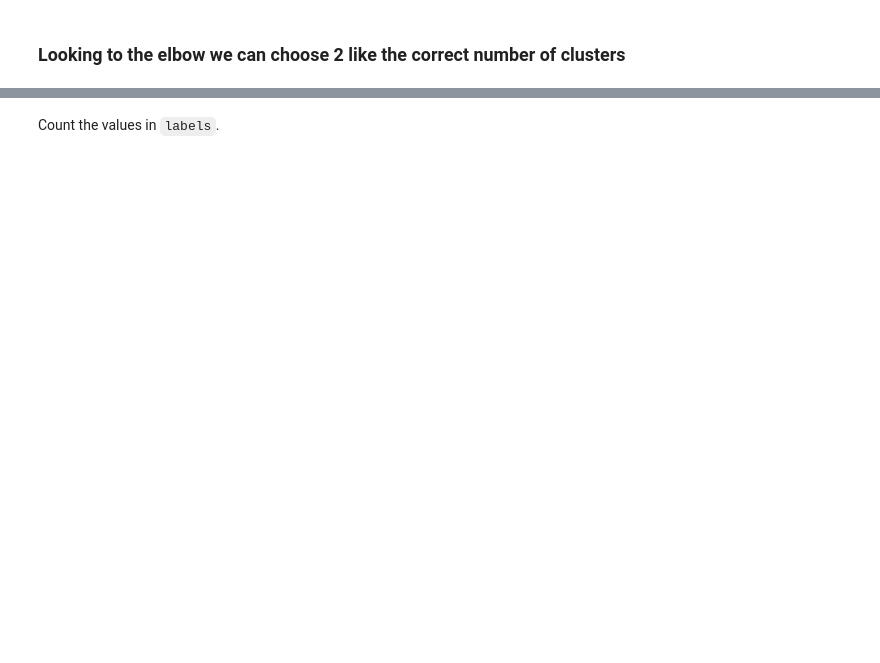
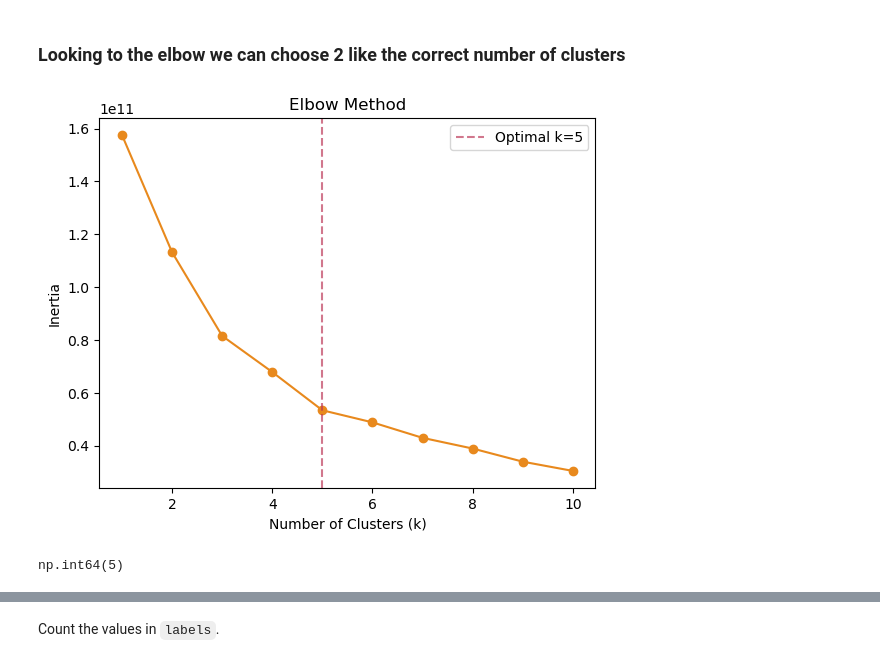
Before and after one commit to vitorferraz19/lab-unsupervised-learning-en, a Jupyter notebook: your-code/main.ipynb, the cells around one changed output, grey strips where cells are left out. Cells and saved outputs as stored; diff of their text form; code cells hidden in the pictures; blank space fills up the shorter version.

```diff
--- a/your-code/main.ipynb
+++ b/your-code/main.ipynb
@@ -337,0 +359,16 @@ from sklearn.cluster import KMeans
+# %%
+# We will try and predict whether a given customer belongs to group X based on spending behaviour:
+
+from sklearn.cluster import KMeans
+
+# Initialising the model:
+kmeans = KMeans(n_clusters=2, random_state=42)
+
+# Fitting the model:
+kmeans.fit(customers_scale)   # training the model on the data; finding patterns
+
+# Getting cluster labels:
+labels = kmeans.labels_    # getting the result and building a list of cluster assignments (one per customer)
+
+# Adding labels to the original dataset:
+df["kmeans_cluster"] = labels      # adding the cluster info back into the dataset
@@ -338,5 +384,30 @@ from sklearn.cluster import KMeans
 # %% [markdown]
 ### Looking to the elbow we can choose 2 like the correct number of clusters
+# %%
+def find_elbow(data, max_k=10):
+    from kneed import KneeLocator
+    inertia = []
+    for k in range(1, max_k + 1):
+        kmeans = KMeans(n_clusters=k, random_state=42)
+        kmeans.fit(data)
+        inertia.append(kmeans.inertia_)
+    # Detect the elbow using KneeLocator
+    knee_locator = KneeLocator(range(1, max_k + 1), inertia, curve="convex", direction="decreasing")
+    optimal_k = knee_locator.knee
+    # Plot inertia for visualization
+    plt.plot(range(1, max_k + 1), inertia, marker='o', color="#e8891d")
+    plt.axvline(x=optimal_k, color='#b35a', linestyle='--', label=f'Optimal k={optimal_k}')
+    plt.xlabel('Number of Clusters (k)')
+    plt.ylabel('Inertia')
+    plt.title('Elbow Method')
+    plt.legend()
+    plt.show()
+    return optimal_k
+# %%
+find_elbow(df, max_k=10)
+# %% [output]
+[figure, added]
+np.int64(5)
 # %%
 kmeans_2 = KMeans(n_clusters=2).fit(customers_scale)
 
```
Also changed, not shown: parts of 33 cells of this notebook.
